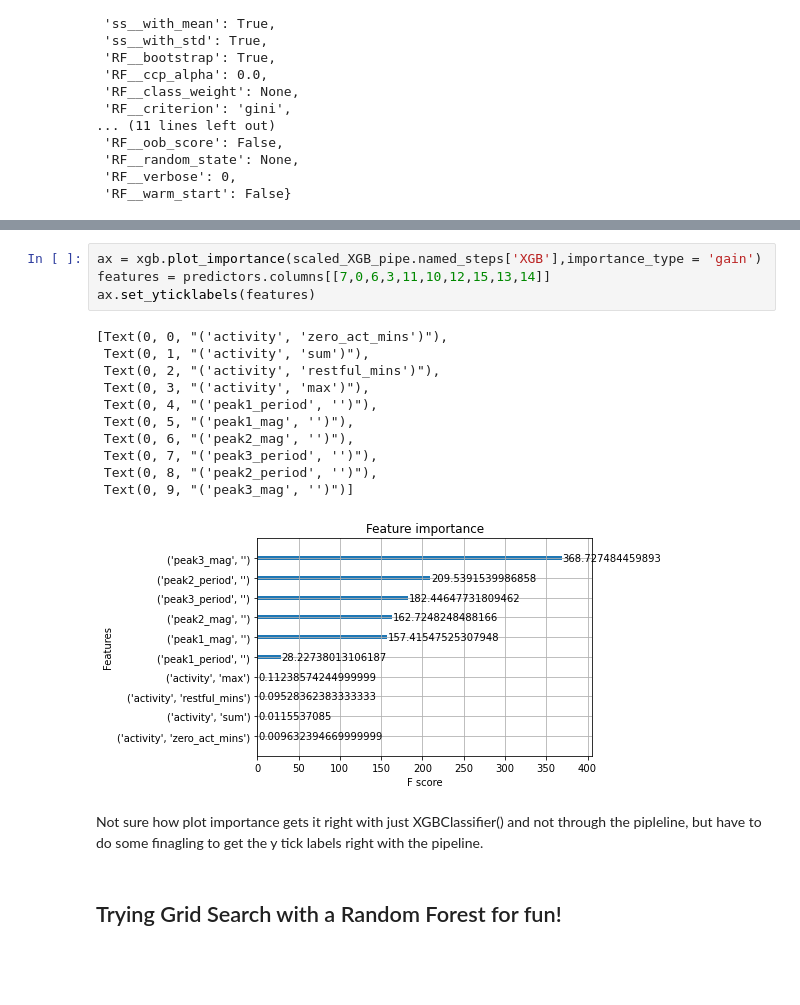
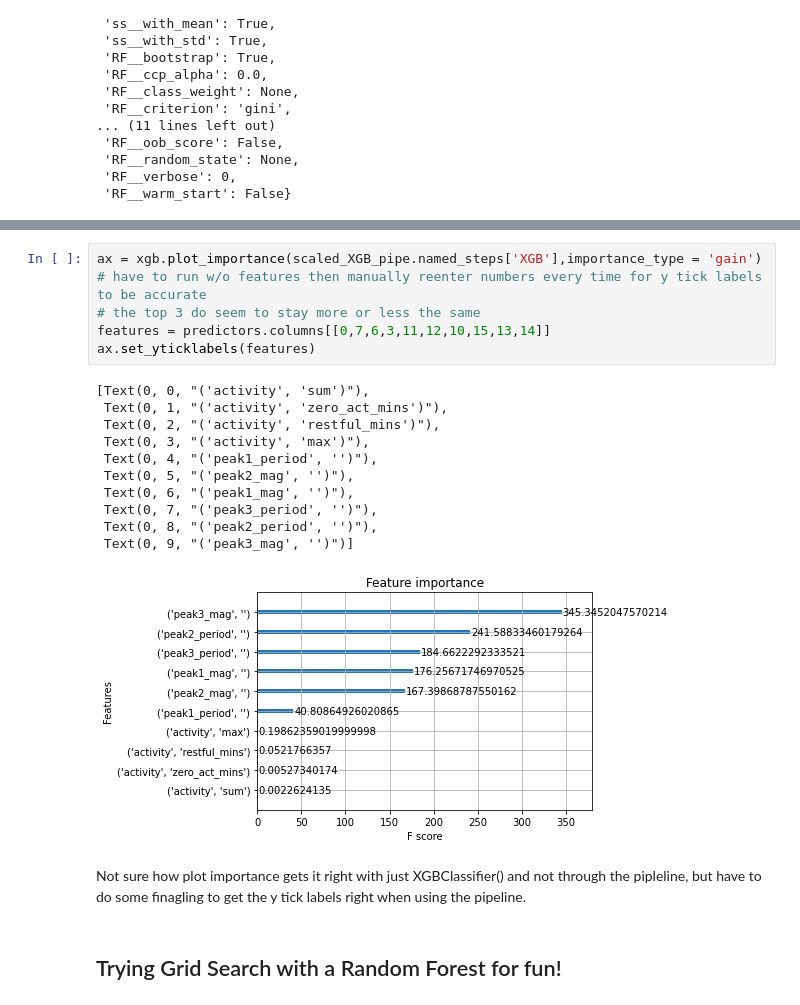
Before and after one commit to mattlegro/MDD-Classification-Project, a Jupyter notebook: modelling.ipynb, the cells around one changed output, grey strips where cells are left out. Saved outputs shown, nothing was run; the diff lists cells and outputs as text; blank space fills up the shorter version.

```diff
--- a/modelling.ipynb
+++ b/modelling.ipynb
@@ -229,21 +229,23 @@ sns.barplot(x = scaled_RF_pipe.named_steps['RF'].feature_importances_, y = predi
 # %%
 ax = xgb.plot_importance(scaled_XGB_pipe.named_steps['XGB'],importance_type = 'gain')
-features = predictors.columns[[7,0,6,3,11,10,12,15,13,14]]
+# have to run w/o features then manually reenter numbers every time for y tick labels to be accurate
+# the top 3 do seem to stay more or less the same
+features = predictors.columns[[0,7,6,3,11,12,10,15,13,14]]
 ax.set_yticklabels(features)
 # %% [output]
-[Text(0, 0, "('activity', 'zero_act_mins')"),
- Text(0, 1, "('activity', 'sum')"),
+[Text(0, 0, "('activity', 'sum')"),
+ Text(0, 1, "('activity', 'zero_act_mins')"),
  Text(0, 2, "('activity', 'restful_mins')"),
  Text(0, 3, "('activity', 'max')"),
  Text(0, 4, "('peak1_period', '')"),
- Text(0, 5, "('peak1_mag', '')"),
- Text(0, 6, "('peak2_mag', '')"),
+ Text(0, 5, "('peak2_mag', '')"),
+ Text(0, 6, "('peak1_mag', '')"),
  Text(0, 7, "('peak3_period', '')"),
  Text(0, 8, "('peak2_period', '')"),
  Text(0, 9, "('peak3_mag', '')")]
-[figure, old version]
+[figure, new version]
 # %% [markdown]
-Not sure how plot importance gets it right with just XGBClassifier() and not through the pipleline, but have to do some finagling to get the y tick labels right with the pipeline.
+Not sure how plot importance gets it right with just XGBClassifier() and not through the pipleline, but have to do some finagling to get the y tick labels right when using the pipeline.
 # %% [markdown]
 ## Trying Grid Search with a Random Forest for fun!
 # %% [markdown]
```
Also changed, not shown: parts of 24 cells of this notebook.
